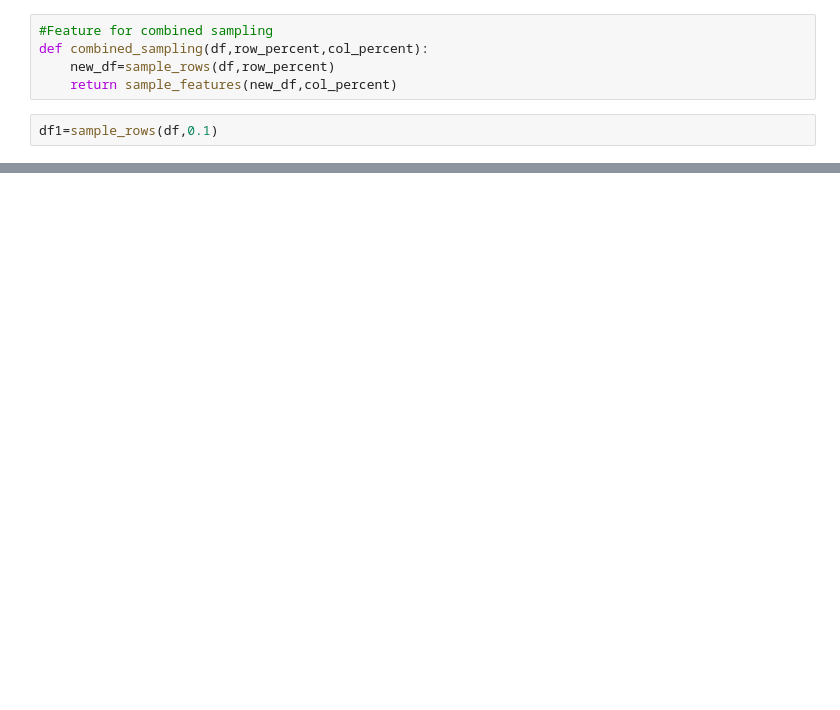
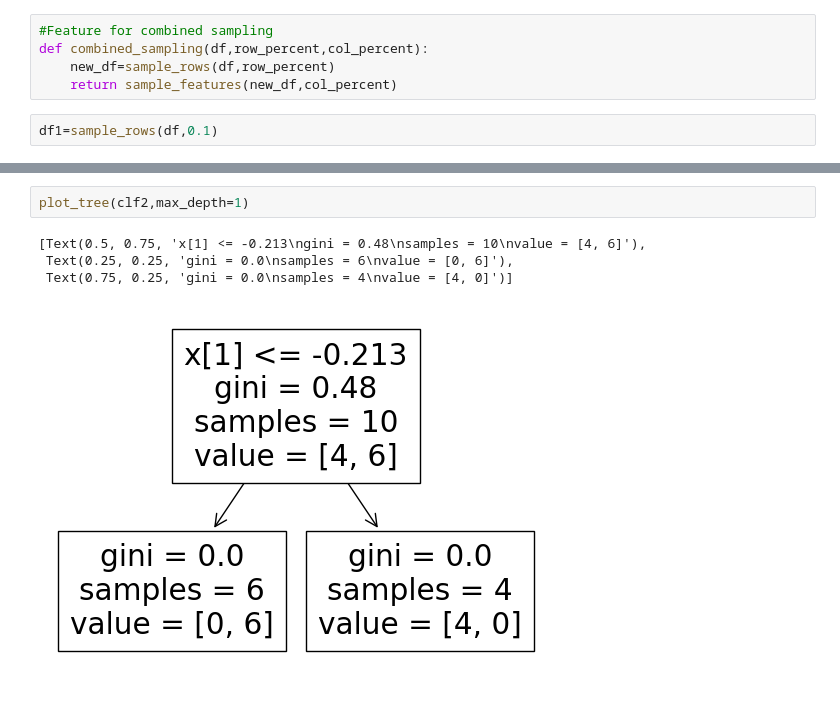
Before and after one commit to PuspanjaliMuduli17/ML_Practice, a Jupyter notebook: Bagging/Random_Forest.ipynb, the cells around one changed output, grey strips where cells are left out. Cells and saved outputs as stored; diff of their text form; blank space fills up the shorter version.

```diff
--- a/Bagging/Random_Forest.ipynb
+++ b/Bagging/Random_Forest.ipynb
@@ -76,0 +113,7 @@ df2
+# %%
+plot_tree(clf2,max_depth=1)
+# %% [output]
+[Text(0.5, 0.75, 'x[1] <= -0.213\ngini = 0.48\nsamples = 10\nvalue = [4, 6]'),
+ Text(0.25, 0.25, 'gini = 0.0\nsamples = 6\nvalue = [0, 6]'),
+ Text(0.75, 0.25, 'gini = 0.0\nsamples = 4\nvalue = [4, 0]')]
+[figure, added]
```
Also changed, not shown: parts of 34 cells of this notebook, 4 other files.
